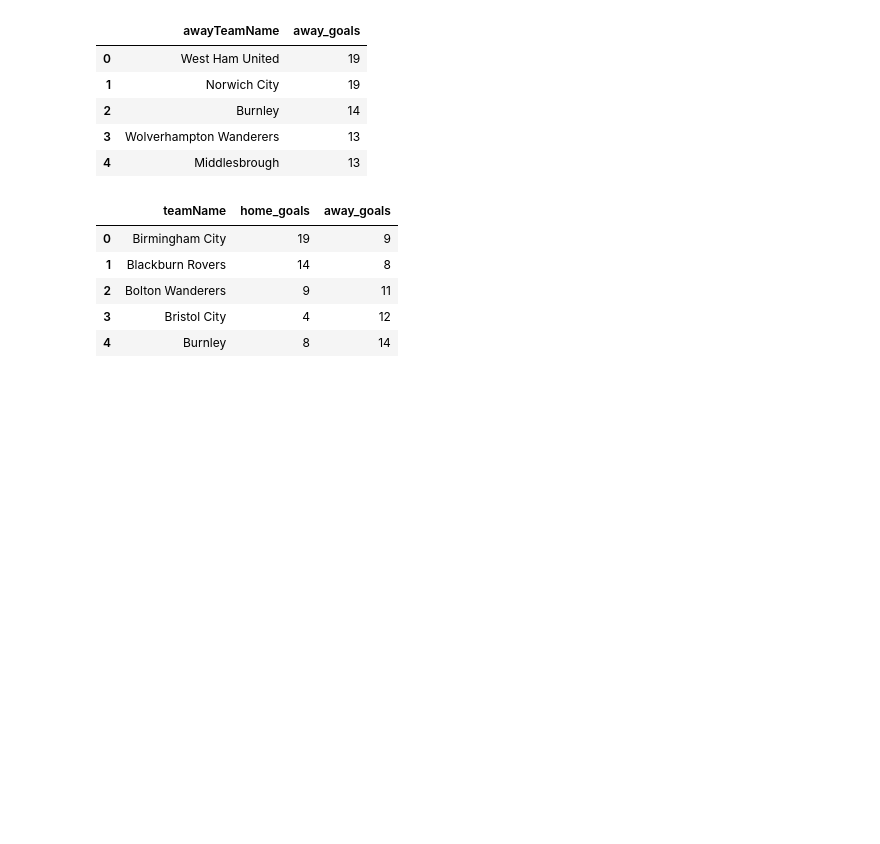
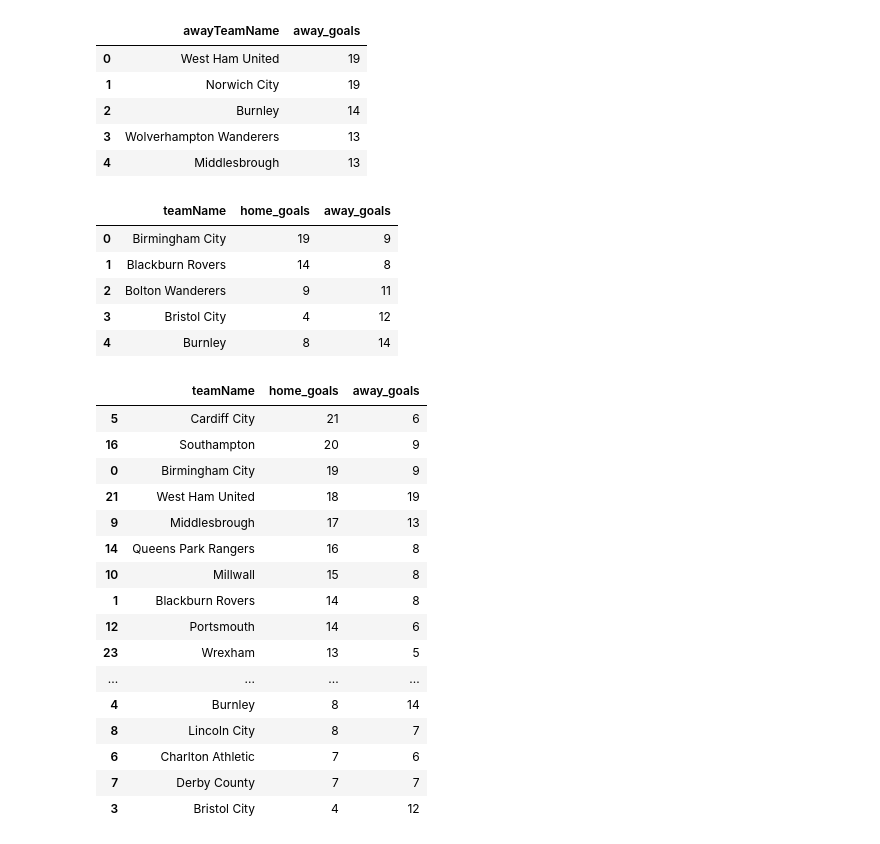
Before and after one commit to bolaxel/goals-championship, a Jupyter notebook: analysis.ipynb, the cells around one changed output. Cells and saved outputs as stored; diff of their text form; code cells hidden in the pictures; blank space fills up the shorter version.

Commit message:
merge home & away goals

```diff
--- a/analysis.ipynb
+++ b/analysis.ipynb
@@ -106,3 +106,24 @@ goals_df.head()
 | 2 | Bolton Wanderers | 9 | 11 |
 | 3 | Bristol City | 4 | 12 |
 | 4 | Burnley | 8 | 14 |
+# %%
+# sort values
+goals_df.sort_values('home_goals', ascending=False)
+# %% [output]
+|  | teamName | home_goals | away_goals |
+| 5 | Cardiff City | 21 | 6 |
+| 16 | Southampton | 20 | 9 |
+| 0 | Birmingham City | 19 | 9 |
+| 21 | West Ham United | 18 | 19 |
+| 9 | Middlesbrough | 17 | 13 |
+| 14 | Queens Park Rangers | 16 | 8 |
+| 10 | Millwall | 15 | 8 |
+| 1 | Blackburn Rovers | 14 | 8 |
+| 12 | Portsmouth | 14 | 6 |
+| 23 | Wrexham | 13 | 5 |
+| ... | ... | ... | ... |
+| 4 | Burnley | 8 | 14 |
+| 8 | Lincoln City | 8 | 7 |
+| 6 | Charlton Athletic | 7 | 6 |
+| 7 | Derby County | 7 | 7 |
+| 3 | Bristol City | 4 | 12 |
```
Also changed, not shown: parts of 1 cell of this notebook.
